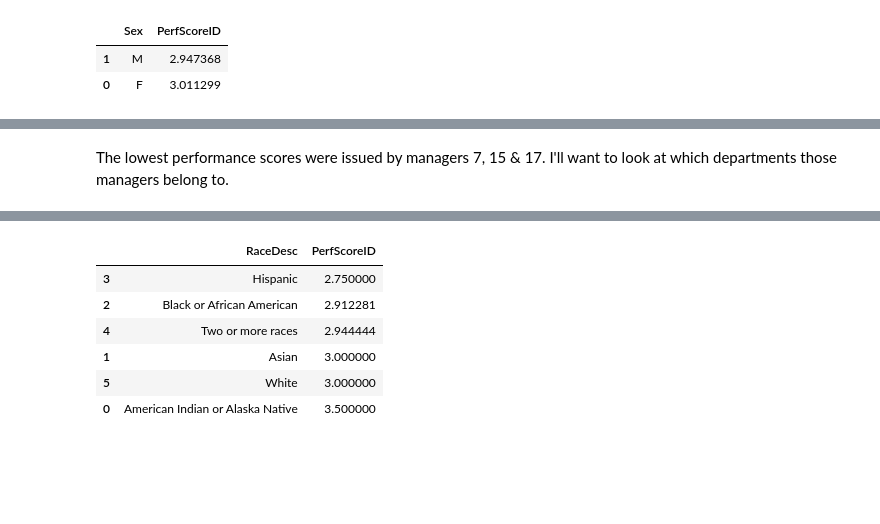
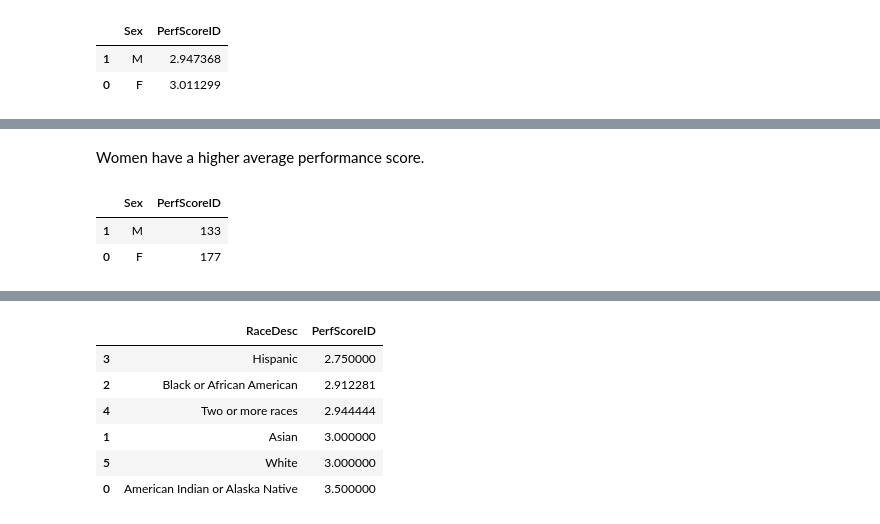
Before and after one commit to Vajrasamaya/Human_Capital_Analytics, a Jupyter notebook: Notebooks/EDA_HR_Analytics.ipynb, the cells around one changed output, grey strips where cells are left out. Saved outputs shown, nothing was run; the diff lists cells and outputs as text; code cells hidden in the pictures; blank space fills up the shorter version.

Commit message:
added employee count by gender visualization

```diff
--- a/Notebooks/EDA_HR_Analytics.ipynb
+++ b/Notebooks/EDA_HR_Analytics.ipynb
@@ -204,2 +204,11 @@ fig.show()
-# %% [markdown]
-The lowest performance scores were issued by managers 7, 15 & 17.  I'll want to look at which departments those managers belong to.
+# %% [markdown]
+Women have a higher average performance score.
+# %%
+gender_count = pd.DataFrame(df.groupby(['Sex'])['PerfScoreID'].count())
+gender_count = gender_count.reset_index()
+gender_count =  gender_count.sort_values(by = 'PerfScoreID', ascending = True )
+gender_count
+# %% [output]
+|  | Sex | PerfScoreID |
+| 1 | M | 133 |
+| 0 | F | 177 |
```
Also changed, not shown: parts of 10 cells of this notebook.
